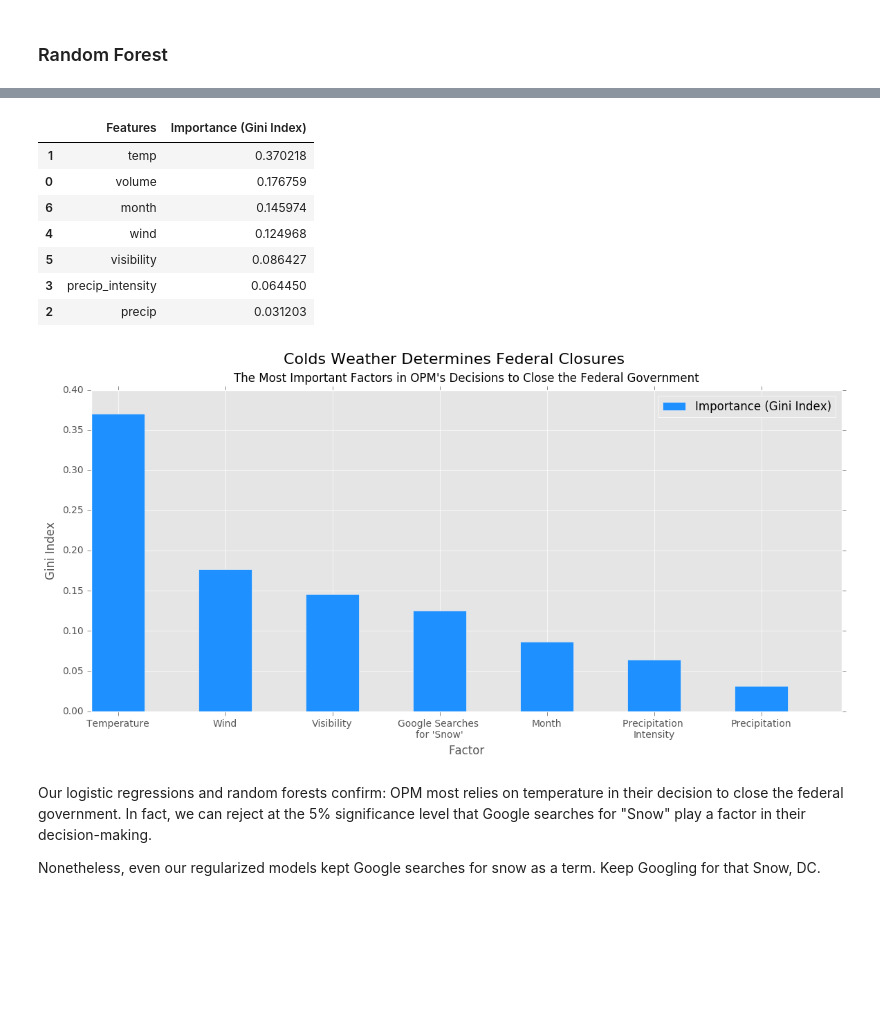
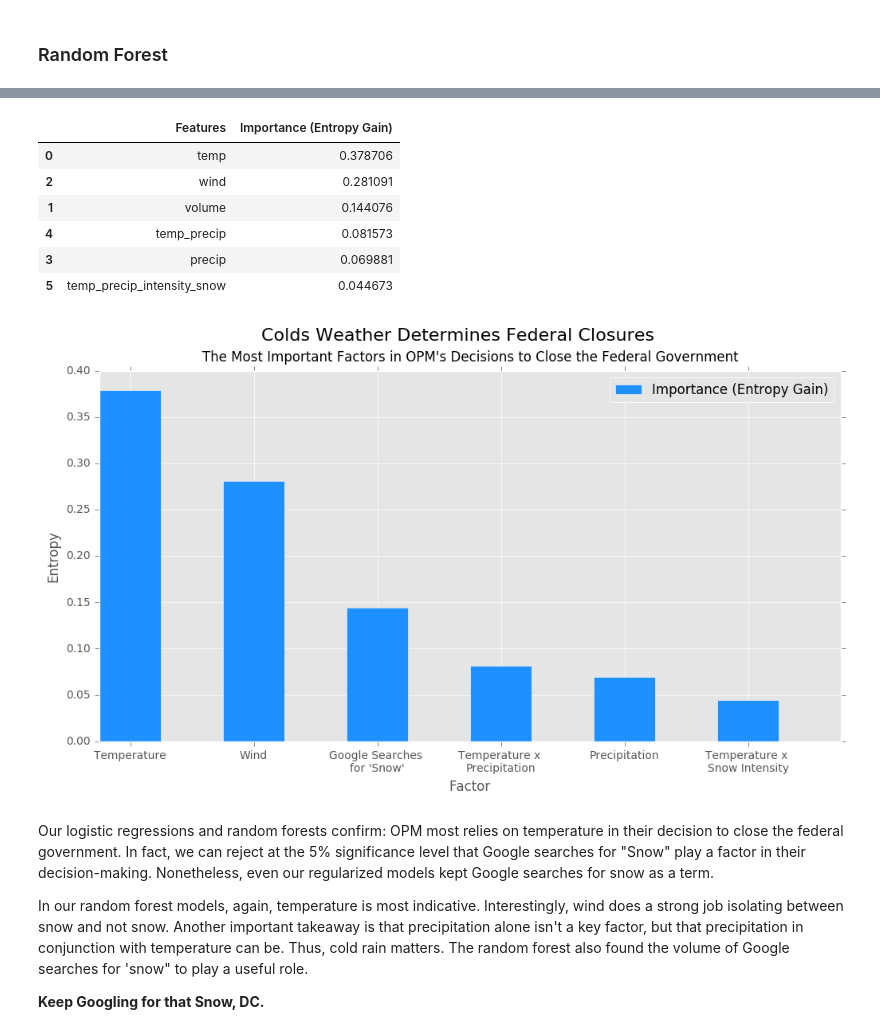
Before and after one commit to josephofiowa/zenzic, a Jupyter notebook: federal-snow/fed-closure-analysis.ipynb, the cells around one changed output, grey strips where cells are left out. Cells and saved outputs as stored; diff of their text form; code cells hidden in the pictures; blank space fills up the shorter version.

Commit message:
added interaction term for snow * precipitation for logistic regression and random forest, redid graph

```diff
--- a/federal-snow/fed-closure-analysis.ipynb
+++ b/federal-snow/fed-closure-analysis.ipynb
@@ -1005,5 +1046,9 @@ coefs.head()
 # %% [markdown]
 ### Random Forest
+# %%
+# make features out of best logistic regression above
+best_features = ['temp', 'volume', 'wind', 'precip', 'temp_precip', 'temp_precip_intensity_snow']
+# also played with... wind_precip, precip_intensity
 # %%
 # Parameter dictionary of settings options for the model we're passing grid search.
 param_grid = {
@@ -1014,10 +1059,10 @@ param_grid = {
 }
 # %%
 # Instantiate grid search, score on roc_auc
-grid = GridSearchCV(rf_grid, param_grid, cv=5, scoring='roc_auc')
+grid = GridSearchCV(rf_grid, param_grid, cv=5, scoring='precision')
 
-# Overfit the grid search to X and y.
-grid.fit(X[features], y)
+# [over]fit the grid search to X and y.
+grid.fit(X[best_features], y)
 # %% [output]
 GridSearchCV(cv=5, error_score='raise',
        estimator=RandomForestClassifier(bootstrap=True, class_weight=None, criterion='gini',
@@ -1039,3 +1084,7 @@ Best score = 0.879295133438
+# %%
+# train, test, split and use stratification
+X_train, X_test, y_train, y_test = train_test_split(X[best_features], y,
+                                                    test_size=0.33, stratify=y, random_state=70)
 # %%
 # Run Random Forest
 rf = RandomForestClassifier(**params)
@@ -1050,50 +1099,52 @@ Train/Test RandomForest Score:  0.941860465116
 # %%
 # create dataframe showing feature importances of rf
-df_features = pd.DataFrame(columns=['Features', 'Importance (Gini Index)'])
-df_features['Features'] = columns=features
-df_features['Importance (Gini Index)'] = rf.feature_importances_
-df_features.sort_values('Importance (Gini Index)', ascending=False, inplace=True)
+df_features = pd.DataFrame(columns=['Features', 'Importance (Entropy Gain)'])
+df_features['Features'] = columns=best_features
+df_features['Importance (Entropy Gain)'] = rf.feature_importances_
+df_features.sort_values('Importance (Entropy Gain)', ascending=False, inplace=True)
 # %%
-df_features.head(10)
+df_features.head(len(best_features))
 # %% [output]
-|  | Features | Importance (Gini Index) |
-| 1 | temp | 0.370218 |
-| 0 | volume | 0.176759 |
-| 6 | month | 0.145974 |
-| 4 | wind | 0.124968 |
-| 5 | visibility | 0.086427 |
-| 3 | precip_intensity | 0.064450 |
-| 2 | precip | 0.031203 |
+|  | Features | Importance (Entropy Gain) |
+| 0 | temp | 0.378706 |
+| 2 | wind | 0.281091 |
+| 1 | volume | 0.144076 |
+| 4 | temp_precip | 0.081573 |
+| 3 | precip | 0.069881 |
+| 5 | temp_precip_intensity_snow | 0.044673 |
 # %%
 # feature importances determining closure
 
 fig, ax = plt.subplots()
-ind = np.arange(len(features))
+ind = np.arange(len(best_features))
 
 # basics
 width=0.5
 x_coord = ind
-y_coord = df_features['Importance (Gini Index)'].values
+y_coord = df_features['Importance (Entropy Gain)'].values
 
 ## the bars
-ax.bar(x_coord, y_coord, width, color='dodgerblue', label = 'Importance (Gini Index)')
+ax.bar(x_coord, y_coord, width, color='dodgerblue', label = 'Importance (Entropy Gain)')
 
 # handle axes and ticks
-ax.set_ylabel('Gini Index')
+ax.set_ylabel('Entropy')
 ax.set_xticks(ind + width / 2)
 plt.xlabel('Factor')
-ax.set_xticklabels(('Temperature', "Google Searches \nfor 'Snow'", 'Month', 'Visibility', "Google Searches \nfor 'Snow'", 'Month', 'Precipitation \nIntensity', 'Precipitation'))
+ax.set_xticklabels(('Temperature', "Wind" ,"Google Searches \nfor 'Snow'",'Temperature x \nPrecipitation', 'Precipitation', 'Temperature x \nSnow Intensity'))
+
 
 # title, size, and legend
 plt.suptitle("Colds Weather Determines Federal Closures", y=.99, size=16)
 plt.title("The Most Important Factors in OPM's Decisions to Close the Federal Government", y=1.01, size=12)
 plt.rcParams['figure.figsize'] = (12, 6)
 plt.legend(loc='best')
 plt.savefig('./graphs/rf_feature_importances.png', dpi=300, bbox_inches='tight')
 plt.show()
 # %% [output]
-[figure, old version]
+[figure, new version]
 # %% [markdown]
-Our logistic regressions and random forests confirm: OPM most relies on temperature in their decision to close the federal government. In fact, we can reject at the 5% significance level that Google searches for "Snow" play a factor in their decision-making.
+Our logistic regressions and random forests confirm: OPM most relies on temperature in their decision to close the federal government. In fact, we can reject at the 5% significance level that Google searches for "Snow" play a factor in their decision-making. Nonetheless, even our regularized models kept Google searches for snow as a term.
 
-Nonetheless, even our regularized models kept Google searches for snow as a term. Keep Googling for that Snow, DC.
+In our random forest models, again, temperature is most indicative. Interestingly, wind does a strong job isolating between snow and not snow. Another important takeaway is that precipitation alone isn't a key factor, but that  precipitation in conjunction with temperature can be. Thus, cold rain matters. The random forest also found the volume of Google searches for 'snow" to play a useful role.
+
+**Keep Googling for that Snow, DC.**
```
Also changed, not shown: parts of 21 cells of this notebook.
